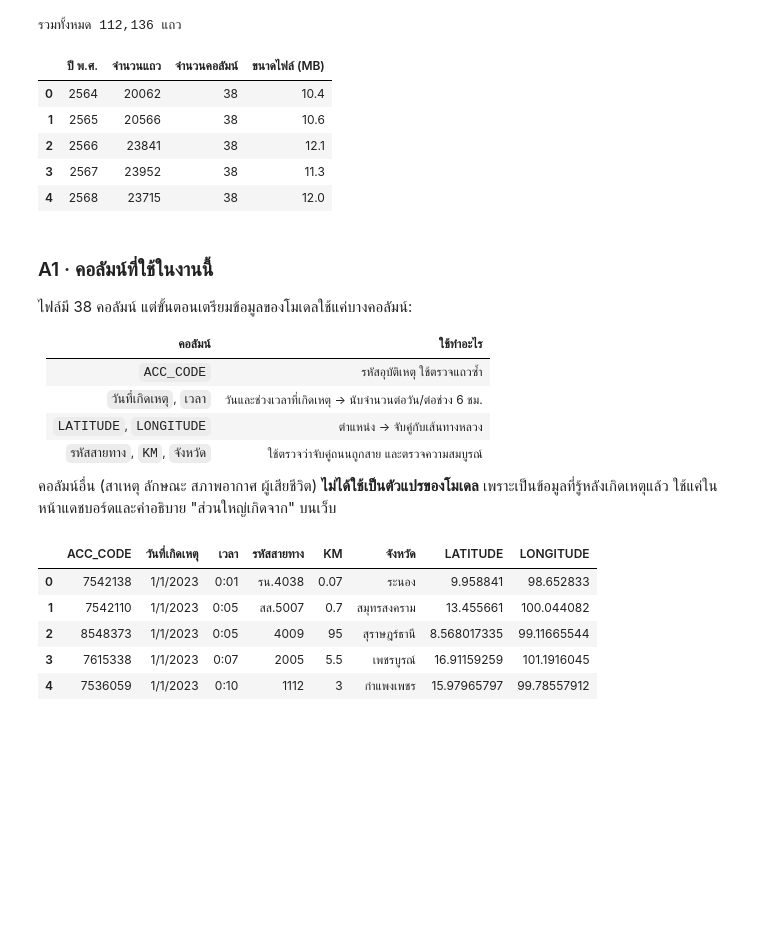
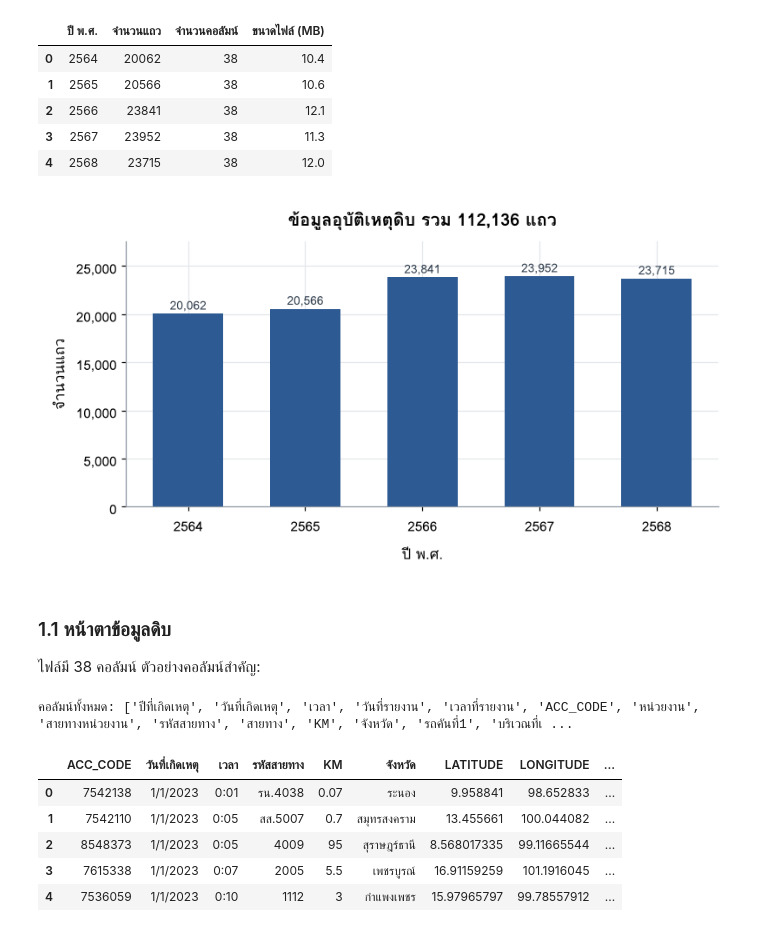
Before and after one commit to Rittiporn12/RoadAware, a Jupyter notebook: backend/notebooks/26_full_pipeline_walkthrough_th.ipynb, the cells around one changed output. Saved outputs shown, nothing was run; the diff lists cells and outputs as text; code cells hidden in the pictures; blank space fills up the shorter version.

```diff
--- a/backend/notebooks/26_full_pipeline_walkthrough_th.ipynb
+++ b/backend/notebooks/26_full_pipeline_walkthrough_th.ipynb
@@ -71,46 +113,46 @@ print("ไฟล์ดิบที่มี:", sorted(p.name for p in RAW.glob("
 YEARS_BE = [2564, 2565, 2566, 2567, 2568]
 
 def read_raw(year_be):
-    # อ่านทุกคอลัมน์เป็นข้อความก่อน (dtype=str) เพื่อไม่ให้ pandas เดารูปแบบวันที่/ตัวเลขเอง
+    # อ่านทุกคอลัมน์เป็นข้อความ (dtype=str) ก่อน เพื่อไม่ให้ pandas เดารูปแบบวันที่และตัวเลขเอง
     df = pd.read_csv(RAW / f"accidents_{year_be}_original.csv", encoding="utf-8-sig", dtype=str, keep_default_na=False)
     df.columns = [c.strip() for c in df.columns]
     df["be_year"] = year_be
-    df["source_row"] = np.arange(2, len(df) + 2)      # เลขแถวในไฟล์ (แถว 1 = หัวตาราง) ใช้ตามรอยกลับไปไฟล์ต้นฉบับ
+    df["source_row"] = np.arange(2, len(df) + 2)      # เลขแถวในไฟล์จริง ใช้ตามรอยกลับไปต้นฉบับ
     return df
 
 raw = {y: read_raw(y) for y in YEARS_BE}
-summary = pd.DataFrame([{"ปี พ.ศ.": y, "จำนวนแถว": len(d), "จำนวนคอลัมน์": d.shape[1] - 2,
-                         "ขนาดไฟล์ (MB)": round((RAW / f"accidents_{y}_original.csv").stat().st_size / 1e6, 1)} for y, d in raw.items()])
-display(summary)
-print("รวมทั้งหมด", f"{summary['จำนวนแถว'].sum():,}", "แถว")
+inv = pd.DataFrame([{"ปี พ.ศ.": y, "จำนวนแถว": len(d), "จำนวนคอลัมน์": d.shape[1] - 2,
+                     "ขนาดไฟล์ (MB)": round((RAW / f"accidents_{y}_original.csv").stat().st_size / 1e6, 1)} for y, d in raw.items()])
+display(inv)
+
+fig, ax = plt.subplots(figsize=(8, 3.6))
+ax.bar(inv["ปี พ.ศ."].astype(str), inv["จำนวนแถว"], color=BLUE, width=.6)
+label_bars(ax); commas(ax)
+ax.set_title(f"ข้อมูลอุบัติเหตุดิบ รวม {inv['จำนวนแถว'].sum():,} แถว"); ax.set_xlabel("ปี พ.ศ."); ax.set_ylabel("จำนวนแถว")
+ax.set_ylim(0, inv["จำนวนแถว"].max() * 1.15)
+plt.show()
 # %% [output]
-รวมทั้งหมด 112,136 แถว
 |  | ปี พ.ศ. | จำนวนแถว | จำนวนคอลัมน์ | ขนาดไฟล์ (MB) |
 | 0 | 2564 | 20062 | 38 | 10.4 |
 | 1 | 2565 | 20566 | 38 | 10.6 |
 | 2 | 2566 | 23841 | 38 | 12.1 |
 | 3 | 2567 | 23952 | 38 | 11.3 |
 | 4 | 2568 | 23715 | 38 | 12.0 |
+[figure, added]
 # %% [markdown]
-### A1 · คอลัมน์ที่ใช้ในงานนี้
+### 1.1 หน้าตาข้อมูลดิบ
 
-ไฟล์มี 38 คอลัมน์ แต่ขั้นตอนเตรียมข้อมูลของโมเดลใช้แค่บางคอลัมน์:
-
-| คอลัมน์ | ใช้ทำอะไร |
-|---|---|
-| `ACC_CODE` | รหัสอุบัติเหตุ ใช้ตรวจแถวซ้ำ |
-| `วันที่เกิดเหตุ`, `เวลา` | วันและช่วงเวลาที่เกิดเหตุ → นับจำนวนต่อวัน/ต่อช่วง 6 ชม. |
-| `LATITUDE`, `LONGITUDE` | ตำแหน่ง → จับคู่กับเส้นทางหลวง |
-| `รหัสสายทาง`, `KM`, `จังหวัด` | ใช้ตรวจว่าจับคู่ถนนถูกสาย และตรวจความสมบูรณ์ |
-
-คอลัมน์อื่น (สาเหตุ ลักษณะ สภาพอากาศ ผู้เสียชีวิต) **ไม่ได้ใช้เป็นตัวแปรของโมเดล** เพราะเป็นข้อมูลที่รู้หลังเกิดเหตุแล้ว ใช้แค่ในหน้าแดชบอร์ดและคำอธิบาย "ส่วนใหญ่เกิดจาก" บนเว็บ
+ไฟล์มี 38 คอลัมน์ ตัวอย่างคอลัมน์สำคัญ:
 # %%
-display(raw[2566][["ACC_CODE", "วันที่เกิดเหตุ", "เวลา", "รหัสสายทาง", "KM", "จังหวัด", "LATITUDE", "LONGITUDE"]].head(5))
+display(raw[2566][["ACC_CODE", "วันที่เกิดเหตุ", "เวลา", "รหัสสายทาง", "KM", "จังหวัด", "LATITUDE", "LONGITUDE",
+                   "ลักษณะการเกิดเหตุ", "มูลเหตุสันนิษฐาน", "ผู้เสียชีวิต"]].head(5))
+print("คอลัมน์ทั้งหมด:", list(raw[2566].columns[:38]))
 # %% [output]
+คอลัมน์ทั้งหมด: ['ปีที่เกิดเหตุ', 'วันที่เกิดเหตุ', 'เวลา', 'วันที่รายงาน', 'เวลาที่รายงาน', 'ACC_CODE', 'หน่วยงาน', 'สายทางหน่วยงาน', 'รหัสสายทาง', 'สายทาง', 'KM', 'จังหวัด', 'รถคันที่1', 'บริเวณที่เ ...
-|  | ACC_CODE | วันที่เกิดเหตุ | เวลา | รหัสสายทาง | KM | จังหวัด | LATITUDE | LONGITUDE |
-| 0 | 7542138 | 1/1/2023 | 0:01 | รน.4038 | 0.07 | ระนอง | 9.958841 | 98.652833 |
-| 1 | 7542110 | 1/1/2023 | 0:05 | สส.5007 | 0.7 | สมุทรสงคราม | 13.455661 | 100.044082 |
-| 2 | 8548373 | 1/1/2023 | 0:05 | 4009 | 95 | สุราษฎร์ธานี | 8.568017335 | 99.11665544 |
-| 3 | 7615338 | 1/1/2023 | 0:07 | 2005 | 5.5 | เพชรบูรณ์ | 16.91159259 | 101.1916045 |
-| 4 | 7536059 | 1/1/2023 | 0:10 | 1112 | 3 | กำแพงเพชร | 15.97965797 | 99.78557912 |
+|  | ACC_CODE | วันที่เกิดเหตุ | เวลา | รหัสสายทาง | KM | จังหวัด | LATITUDE | LONGITUDE | ... |
+| 0 | 7542138 | 1/1/2023 | 0:01 | รน.4038 | 0.07 | ระนอง | 9.958841 | 98.652833 | ... |
+| 1 | 7542110 | 1/1/2023 | 0:05 | สส.5007 | 0.7 | สมุทรสงคราม | 13.455661 | 100.044082 | ... |
+| 2 | 8548373 | 1/1/2023 | 0:05 | 4009 | 95 | สุราษฎร์ธานี | 8.568017335 | 99.11665544 | ... |
+| 3 | 7615338 | 1/1/2023 | 0:07 | 2005 | 5.5 | เพชรบูรณ์ | 16.91159259 | 101.1916045 | ... |
+| 4 | 7536059 | 1/1/2023 | 0:10 | 1112 | 3 | กำแพงเพชร | 15.97965797 | 99.78557912 | ... |
 # %% [markdown]
```
Also changed, not shown: parts of 128 cells of this notebook.
